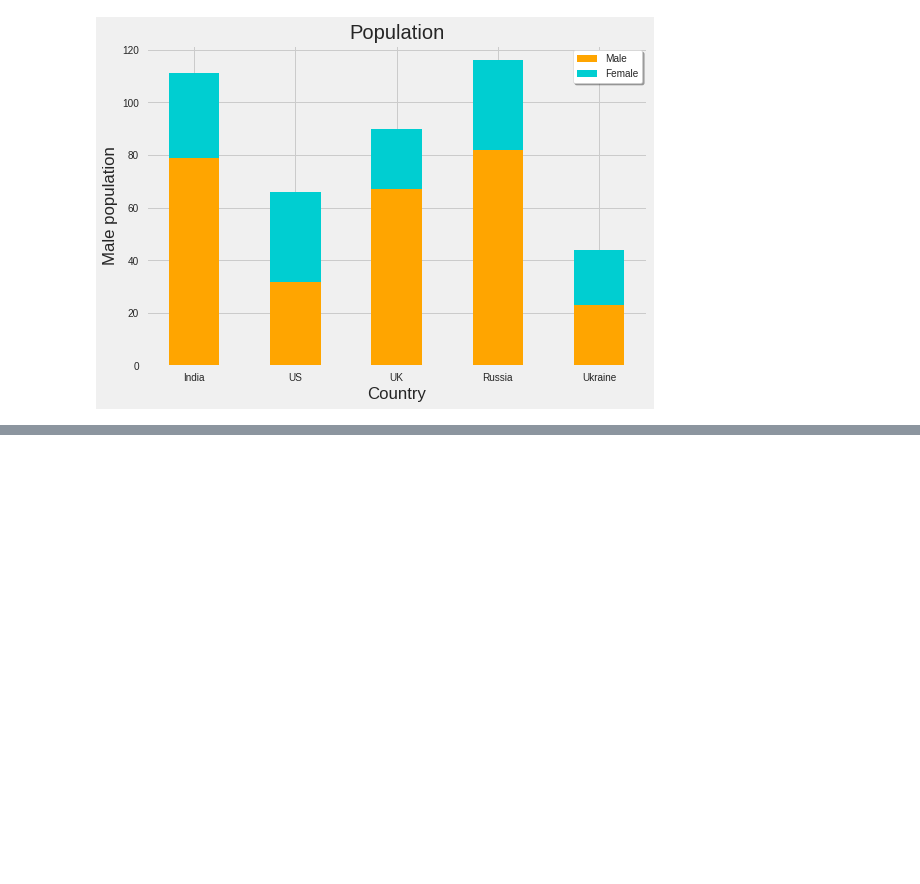
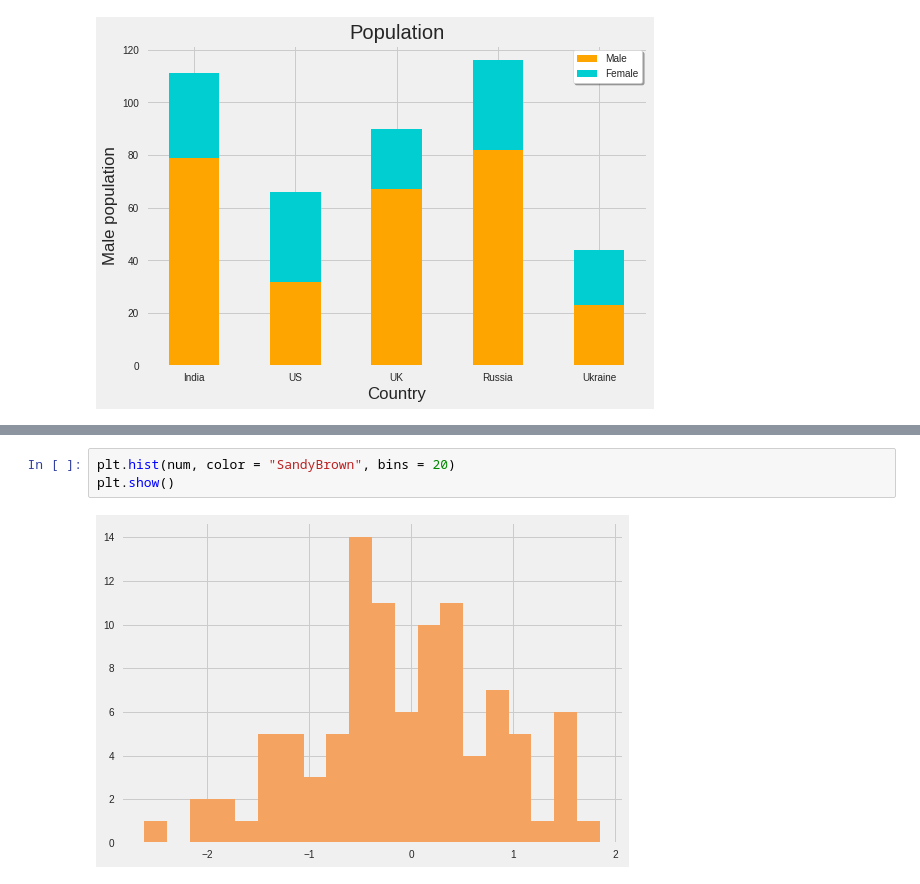
Before and after one commit to Pepcoders/Data-Science-February, a Jupyter notebook: Visualization/Matplotlib_2.ipynb, the cells around one changed output, grey strips where cells are left out. Saved outputs shown, nothing was run; the diff lists cells and outputs as text; blank space fills up the shorter version.

```diff
--- a/Visualization/Matplotlib_2.ipynb
+++ b/Visualization/Matplotlib_2.ipynb
@@ -177,0 +194,5 @@ plt.legend(shadow = True, facecolor = "white", frameon = True)
+# %%
+plt.hist(num, color = "SandyBrown", bins = 20)
+plt.show()
+# %% [output]
+[figure, added]
```
Also changed, not shown: parts of 13 cells of this notebook.
